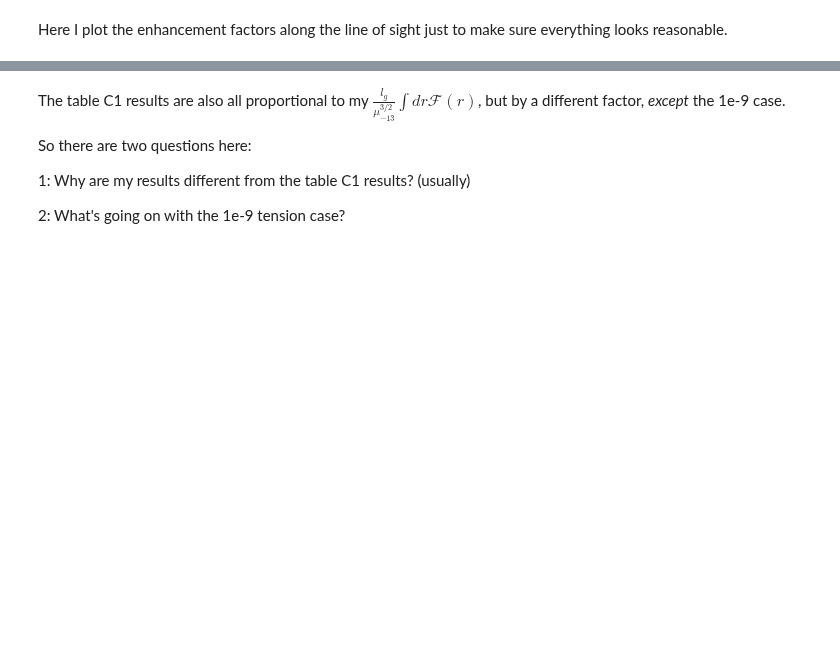
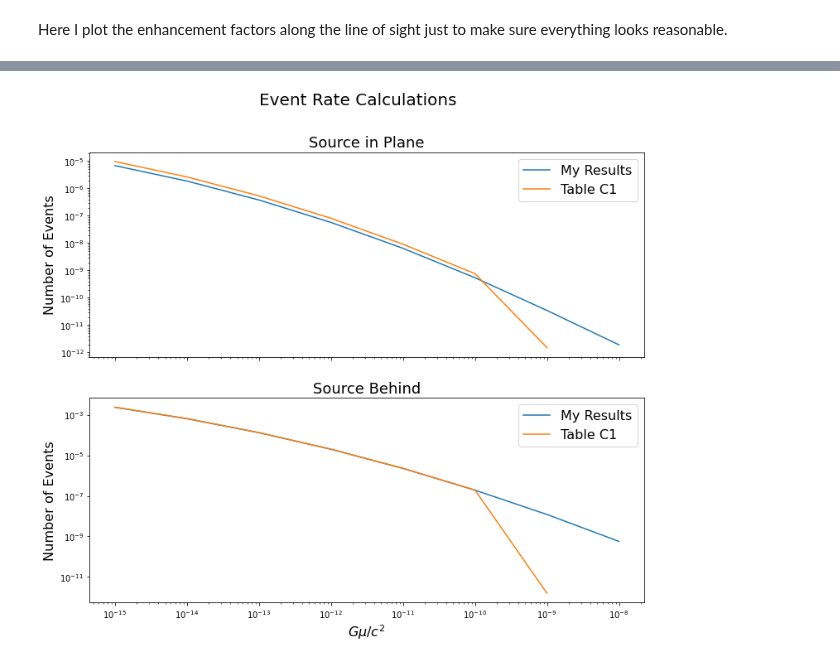
Before and after one commit to adriansh95/StringMicrolensing, a Jupyter notebook: lensingEventsPerYear.ipynb, the cells around one changed output, grey strips where cells are left out. Cells and saved outputs as stored; diff of their text form; code cells hidden in the pictures; blank space fills up the shorter version.

```diff
--- a/lensingEventsPerYear.ipynb
+++ b/lensingEventsPerYear.ipynb
@@ -223,8 +314,20 @@ print(tableC1BackResults / (lg * backEnhancementIntegral/mu13**(3/2)))
-# %% [markdown]
-The table C1 results are also all proportional to my $\frac{l_g}{\mu_{-13}^{3/2}} \int dr \mathcal{F}(r) $, but by a different factor, _except_ the 1e-9 case.
-
-So there are two questions here:
-
-1: Why are my results different from the table C1 results? (usually)
-
-2: What's going on with the 1e-9 tension case?
+# %%
+nEventsPlanar = (planarEventRateCalculator.results["eventRates"] * tObs).decompose()
+nEventsBehind = (behindEventRateCalculator.results["eventRates"] * tObs).decompose()
+
+fig, axs = plt.subplots(2, 1, figsize=(12, 10), sharex=True)
+ys = [[nEventsPlanar, tableC1PlanarResults],
+      [nEventsBehind, tableC1BackResults]]
+labels = ["My Results", "Table C1"]
+titles = ["Source in Plane", "Source Behind"]
+for iax, (ax, t) in enumerate(zip(axs.ravel(), titles)):
+    ax.set_title(t, fontsize=18)
+    ax.set_ylabel("Number of Events", fontsize=16)
+    for y, l, t in zip(ys[iax], labels, titles):
+        ax.loglog(planarEventRateCalculator.tensions, y, label=l)
+    ax.legend(fontsize=16)
+axs[1].set_xlabel(r"$G\mu/c^2$", fontsize=16)
+fig.suptitle("Event Rate Calculations", fontsize=20)
+plt.show(fig)
+# %% [output]
+[figure, added]
```
Also changed, not shown: parts of 19 cells of this notebook.
